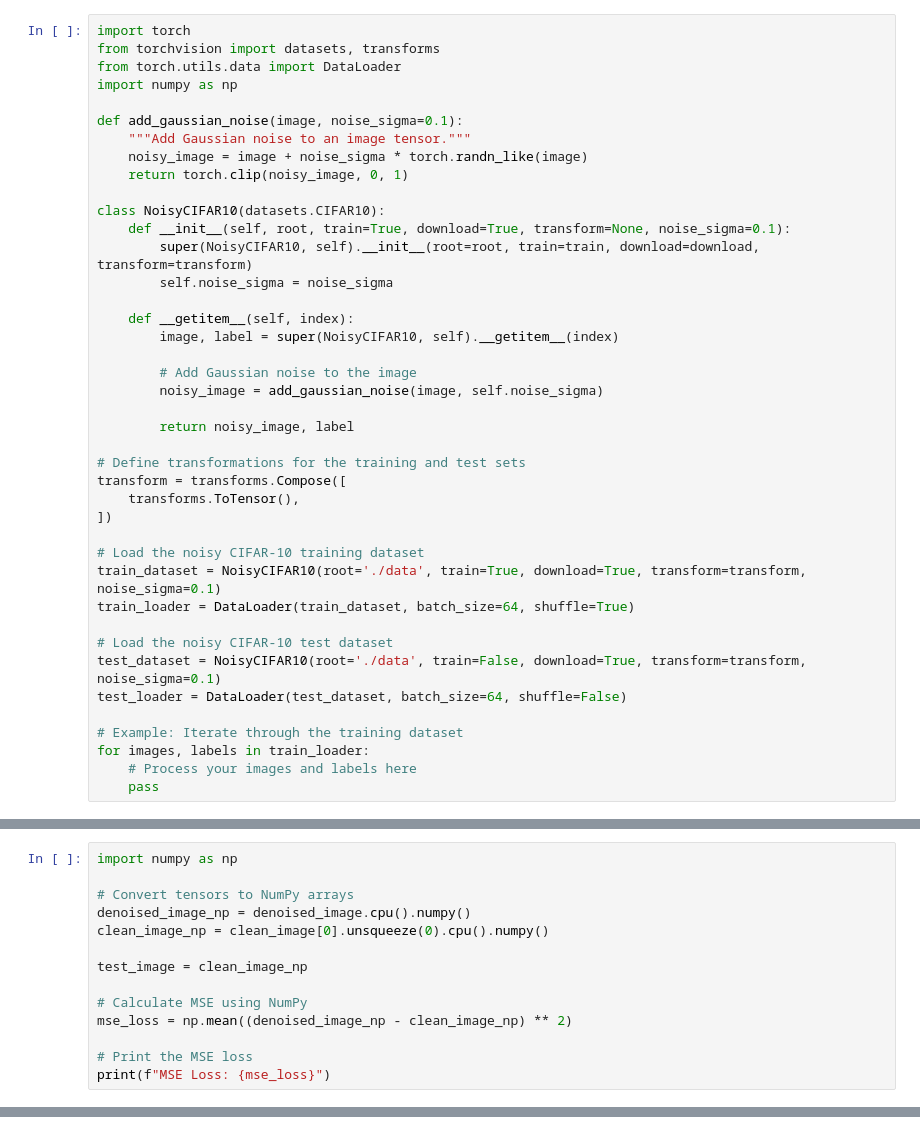
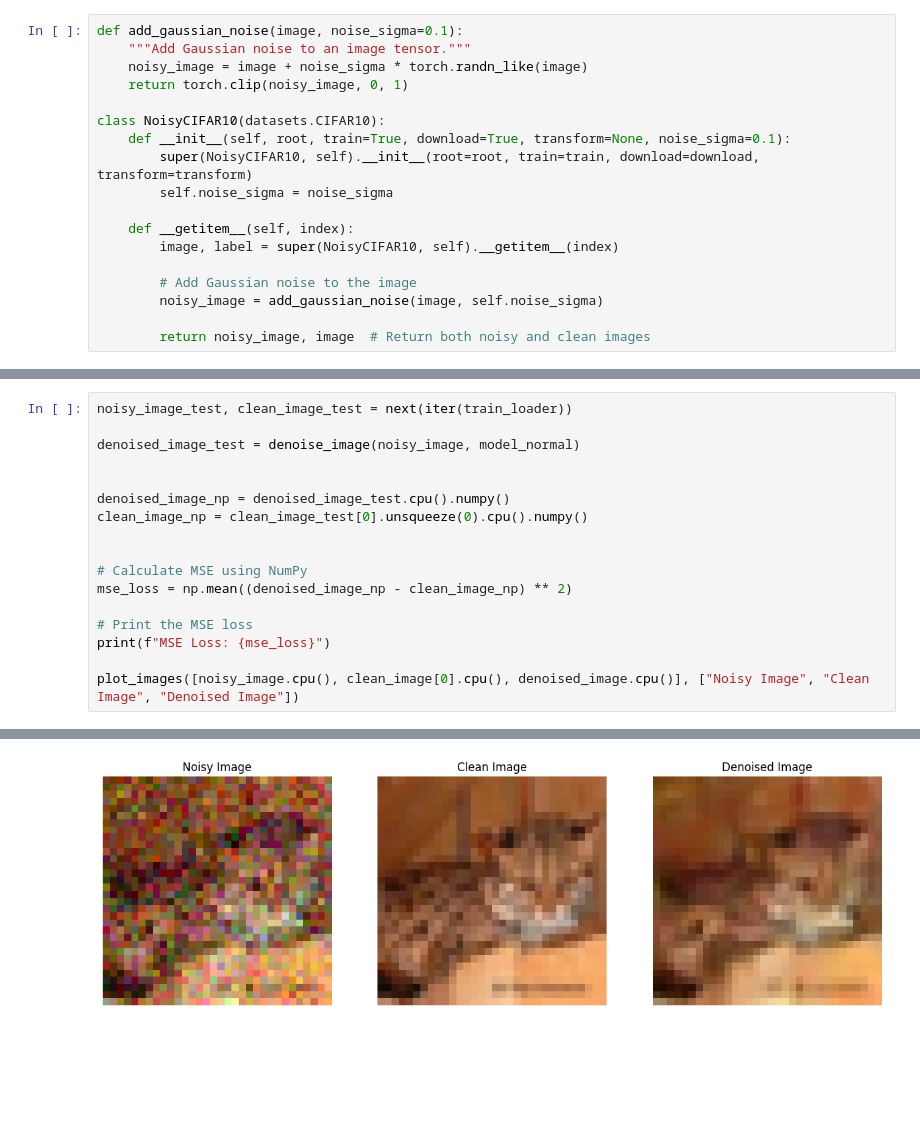
Before and after one commit to FabienSenequier/Projet-CompI, a Jupyter notebook: projet.ipynb, the cells around one changed output, grey strips where cells are left out. Saved outputs shown, nothing was run; the diff lists cells and outputs as text; blank space fills up the shorter version.

```diff
--- a/projet.ipynb
+++ b/projet.ipynb
@@ -24,9 +54,4 @@ for images, labels in train_loader:
 # %%
-import torch
-from torchvision import datasets, transforms
-from torch.utils.data import DataLoader
-import numpy as np
-
 def add_gaussian_noise(image, noise_sigma=0.1):
     """Add Gaussian noise to an image tensor."""
     noisy_image = image + noise_sigma * torch.randn_like(image)
@@ -43,23 +68,5 @@ class NoisyCIFAR10(datasets.CIFAR10):
         # Add Gaussian noise to the image
         noisy_image = add_gaussian_noise(image, self.noise_sigma)
 
-        return noisy_image, label
-
-# Define transformations for the training and test sets
-transform = transforms.Compose([
-    transforms.ToTensor(),
-])
-
-# Load the noisy CIFAR-10 training dataset
-train_dataset = NoisyCIFAR10(root='./data', train=True, download=True, transform=transform, noise_sigma=0.1)
-train_loader = DataLoader(train_dataset, batch_size=64, shuffle=True)
-
-# Load the noisy CIFAR-10 test dataset
-test_dataset = NoisyCIFAR10(root='./data', train=False, download=True, transform=transform, noise_sigma=0.1)
-test_loader = DataLoader(test_dataset, batch_size=64, shuffle=False)
-
-# Example: Iterate through the training dataset
-for images, labels in train_loader:
-    # Process your images and labels here
-    pass
+        return noisy_image, image  # Return both noisy and clean images
 # %%
@@ -199,15 +159,18 @@ RuntimeError: Expected all tensors to be on the same device, but found at least
 # %%
-import numpy as np
+noisy_image_test, clean_image_test = next(iter(train_loader))
 
-# Convert tensors to NumPy arrays
-denoised_image_np = denoised_image.cpu().numpy()
-clean_image_np = clean_image[0].unsqueeze(0).cpu().numpy()
+denoised_image_test = denoise_image(noisy_image, model_normal)
 
-test_image = clean_image_np
+
+denoised_image_np = denoised_image_test.cpu().numpy()
+clean_image_np = clean_image_test[0].unsqueeze(0).cpu().numpy()
+
 
 # Calculate MSE using NumPy
 mse_loss = np.mean((denoised_image_np - clean_image_np) ** 2)
 
 # Print the MSE loss
 print(f"MSE Loss: {mse_loss}")
+
+plot_images([noisy_image.cpu(), clean_image[0].cpu(), denoised_image.cpu()], ["Noisy Image", "Clean Image", "Denoised Image"])
 # %% [output]
@@ -215 +178,2 @@ MSE Loss: 0.001432193792425096
+[figure, added]
 # %%
```
Also changed, not shown: parts of 13 cells of this notebook.
